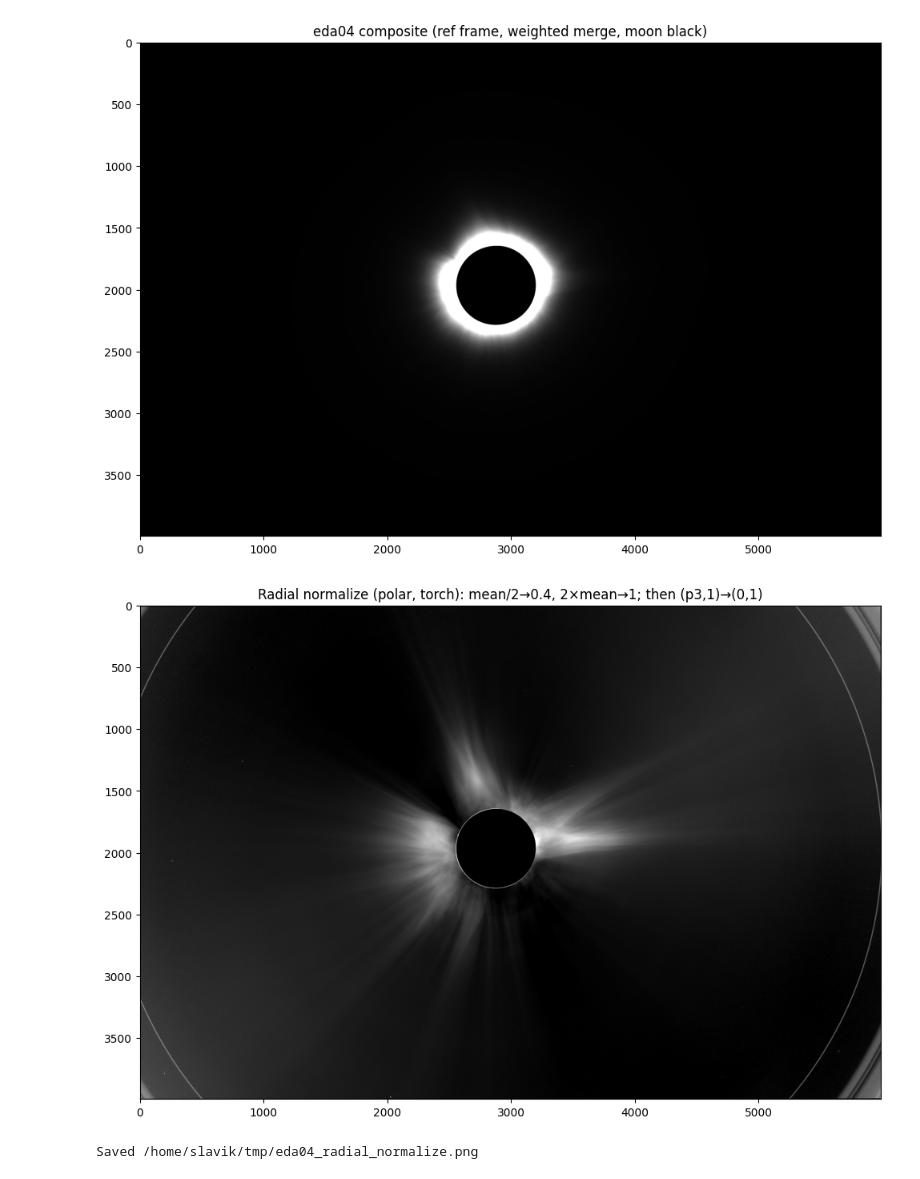
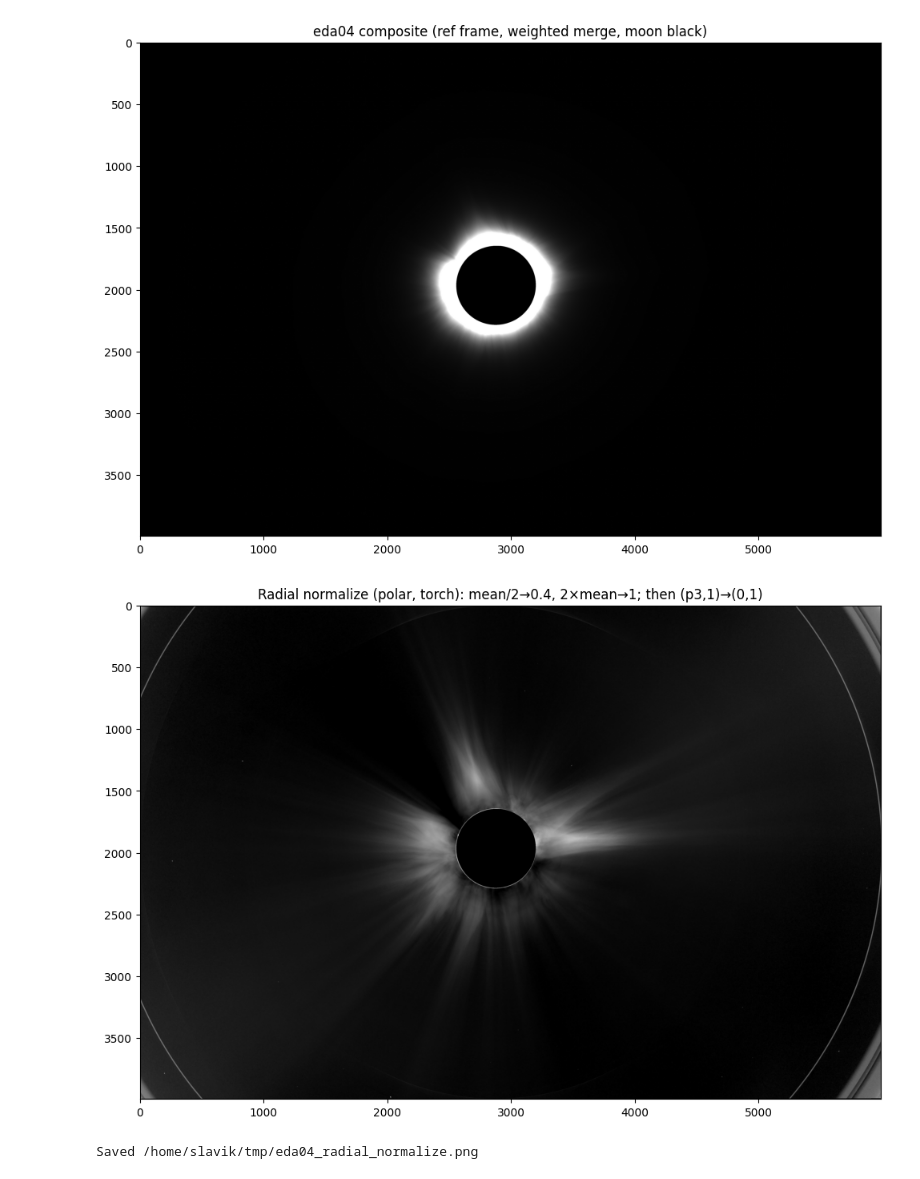
Before and after one commit to JosefSlavicek/e202602_eclipse, a Jupyter notebook: eda04.ipynb, the cells around one changed output. Cells and saved outputs as stored; diff of their text form; code cells hidden in the pictures.

```diff
--- a/eda04.ipynb
+++ b/eda04.ipynb
@@ -369,29 +369,41 @@ polar_img, valid = image_to_polar_f64(img, center, radius_min, radius_max, n_r,
 r_row = radius_max - torch.arange(n_r, device=device, dtype=dtype) * (radius_max - radius_min) / max(n_r - 1, 1)
 r_min_moon = moon_r + 2.0
 
-# Mean per row (only where valid)
-sum_v = (polar_img * valid).sum(dim=1)
-sum_n = valid.sum(dim=1).clamp(min=1e-20)
-mean_row = sum_v / sum_n
-mx = mean_row[torch.isfinite(mean_row)].max().item()
-mean_row = mean_row.clone()
-for i in range(n_r):
-    if r_row[i].item() < r_min_moon and mean_row[i].item() < 0.999 * mx:
-        mean_row[i] = mx
-mean_polar_2d = mean_row.unsqueeze(1).expand(n_r, n_theta)
-mean_at = polar_to_cartesian_f64(mean_polar_2d, center, radius_min, radius_max, H_crop, W_crop, device, dtype)
+# Sliding-window mean: fraction of row centered on each pixel (periodic), fully vectorized via cumsum
+display_ts = list()
+for row_fraction in [0.15, 1.0]:
+    n_cols_use = max(1, int(n_theta * row_fraction))
+    half_window = n_cols_use // 2
+    # Extend polars horizontally (periodicity) then cumsum along theta
+    polar_ext = torch.cat([polar_img, polar_img, polar_img], dim=1)  # (n_r, 3*n_theta)
+    valid_ext = torch.cat([valid, valid, valid], dim=1)
+    row_val_ext = (polar_ext * valid_ext).to(dtype)
+    row_cnt_ext = valid_ext.to(dtype)
+    cs_val = torch.cumsum(torch.cat([torch.zeros(n_r, 1, device=device, dtype=dtype), row_val_ext], dim=1), dim=1)  # (n_r, 3*n_theta+1)
+    cs_cnt = torch.cumsum(torch.cat([torch.zeros(n_r, 1, device=device, dtype=dtype), row_cnt_ext], dim=1), dim=1)
+    start = (n_theta - half_window + torch.arange(n_theta, device=device)).long()  # (n_theta,)
+    sum_v = cs_val[:, start + n_cols_use] - cs_val[:, start]  # (n_r, n_theta)
+    sum_n = (cs_cnt[:, start + n_cols_use] - cs_cnt[:, start]).clamp(min=1e-20)
+    mean_polar_2d = sum_v / sum_n
+    mx = mean_polar_2d[torch.isfinite(mean_polar_2d)].max().item()
+    for i in range(n_r):
+        if r_row[i].item() < r_min_moon:
+            mean_polar_2d[i] = torch.clamp(mean_polar_2d[i], min=0.999 * mx)
+    mean_at = polar_to_cartesian_f64(mean_polar_2d, center, radius_min, radius_max, H_crop, W_crop, device, dtype)
 
-# Piecewise: mean/2->0, mean->0.4, 2*mean->1
-valid_mask = torch.isfinite(mean_at) & (mean_at > 0)
-display_t = torch.zeros_like(img, device=device, dtype=dtype)
-v = img[valid_mask]
-m = mean_at[valid_mask]
-mask1 = (v > m / 2) & (v <= m)
-mask2 = (v > m) & (v <= 2 * m)
-mask3 = v > 2 * m
-display_t[valid_mask] = torch.where(mask1, 0.4 * (v - m / 2) / (m / 2).clamp(min=1e-9), torch.zeros_like(v))
-display_t[valid_mask] = torch.where(mask2, 0.4 + 0.6 * (v - m) / m.clamp(min=1e-9), display_t[valid_mask])
-display_t[valid_mask] = torch.where(mask3, torch.ones_like(v), display_t[valid_mask])
+    # Piecewise: mean/2->0, mean->0.4, 2*mean->1
+    valid_mask = torch.isfinite(mean_at) & (mean_at > 0)
+    display_t = torch.zeros_like(img, device=device, dtype=dtype)
+    v = img[valid_mask]
+    m = mean_at[valid_mask]
+    mask1 = (v > m / 2) & (v <= m)
+    mask2 = (v > m) & (v <= 2 * m)
+    mask3 = v > 2 * m
+    display_t[valid_mask] = torch.where(mask1, 0.4 * (v - m / 2) / (m / 2).clamp(min=1e-9), torch.zeros_like(v))
+    display_t[valid_mask] = torch.where(mask2, 0.4 + 0.6 * (v - m) / m.clamp(min=1e-9), display_t[valid_mask])
+    display_t[valid_mask] = torch.where(mask3, torch.ones_like(v), display_t[valid_mask])
+    display_ts.append(display_t)
+display_t = torch.stack(display_ts).mean(dim=0)
 
 # p3 in polar
 polar_display, _ = image_to_polar_f64(display_t, center, radius_min, radius_max, n_r, n_theta, device, dtype)
@@ -399,34 +411,34 @@ p3_row = torch.full((n_r,), float("nan"), device=device, dtype=dtype)
 for i in range(n_r):
     vals = polar_display[i][valid[i]]
     if vals.numel() > 0:
         p3_row[i] = torch.quantile(vals.float(), 0.03).to(dtype)
 p3_radius_bins = 10.0
 bin_centers_t = torch.arange(n_r, device=device, dtype=dtype)
 p3_smooth = torch.full_like(p3_row, float("nan"))
 for i in range(n_r):
     w = (torch.abs(bin_centers_t - i) <= p3_radius_bins) & torch.isfinite(p3_row)
     if w.any():
         p3_smooth[i] = torch.nanmedian(p3_row[w])
 p3_polar_2d = p3_smooth.unsqueeze(1).expand(n_r, n_theta)
 p3_at = polar_to_cartesian_f64(p3_polar_2d, center, radius_min, radius_max, H_crop, W_crop, device, dtype)
 p3_at = torch.nan_to_num(p3_at, nan=0.0)
 
 # (p3, 1) -> (0, 1)
 span = (1.0 - p3_at).clamp(min=1e-9)
 display_t = ((display_t - p3_at) / span).clamp(0.0, 1.0)
 display_t[torch.from_numpy(moon_mask).to(device=device)] = 0.0
 
 display_np = display_t.cpu().numpy()
 display = display_np  # for downstream cells (sharpening, etc.)
 fig, ax = plt.subplots(1, 1, figsize=(10, 10))
 ax.imshow(display, cmap="gray", vmin=0, vmax=1)
 ax.set_title("Radial normalize (polar, torch): mean/2→0.4, 2×mean→1; then (p3,1)→(0,1)")
 plt.tight_layout()
 plt.show()
 Image.fromarray((display * 255).clip(0, 255).astype(np.uint8)).save(Path(PKL_DIR) / "eda04_radial_normalize.png")
 print(f"Saved {Path(PKL_DIR) / 'eda04_radial_normalize.png'}")
 # %% [output]
-[figure, old version]
+[figure, new version]
 Saved /home/slavik/tmp/eda04_radial_normalize.png
 # %%
 # Unsharp mask: sharpen display with radius (Gaussian sigma) 4.2, strength 3.4
```
Also changed, not shown: parts of 2 cells of this notebook.
